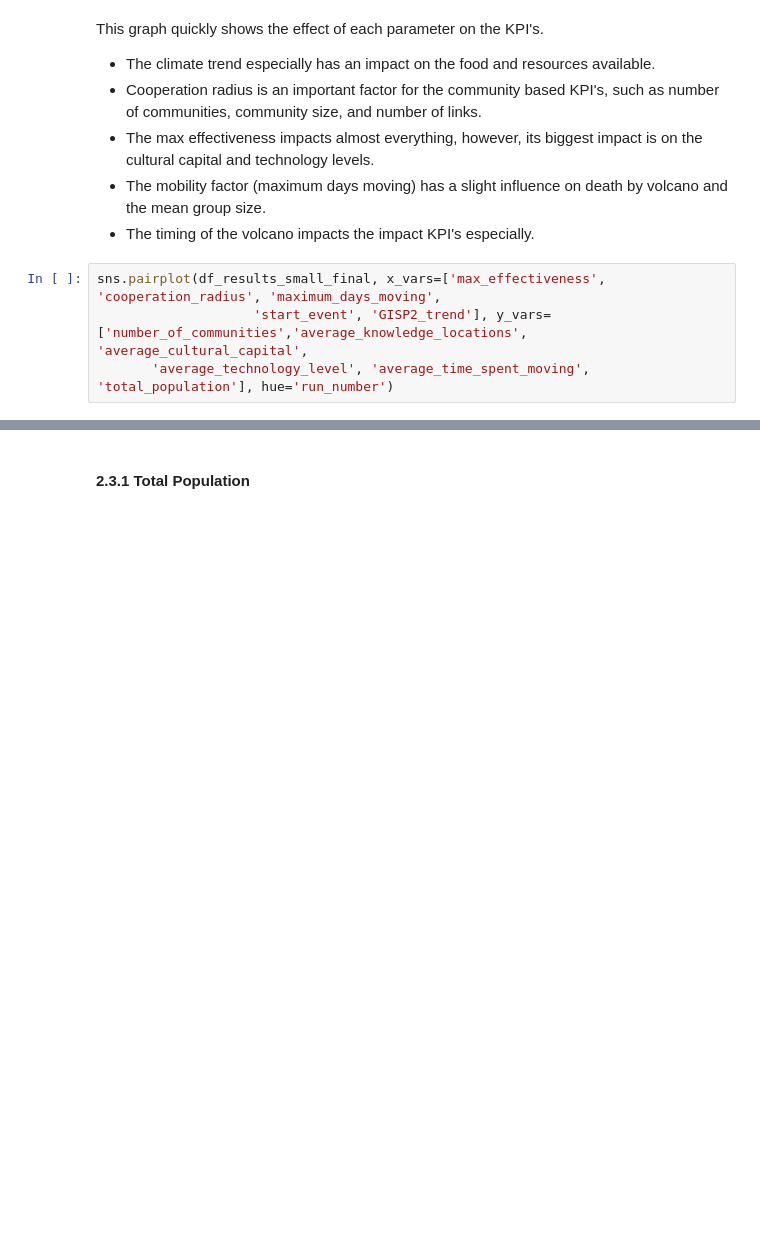
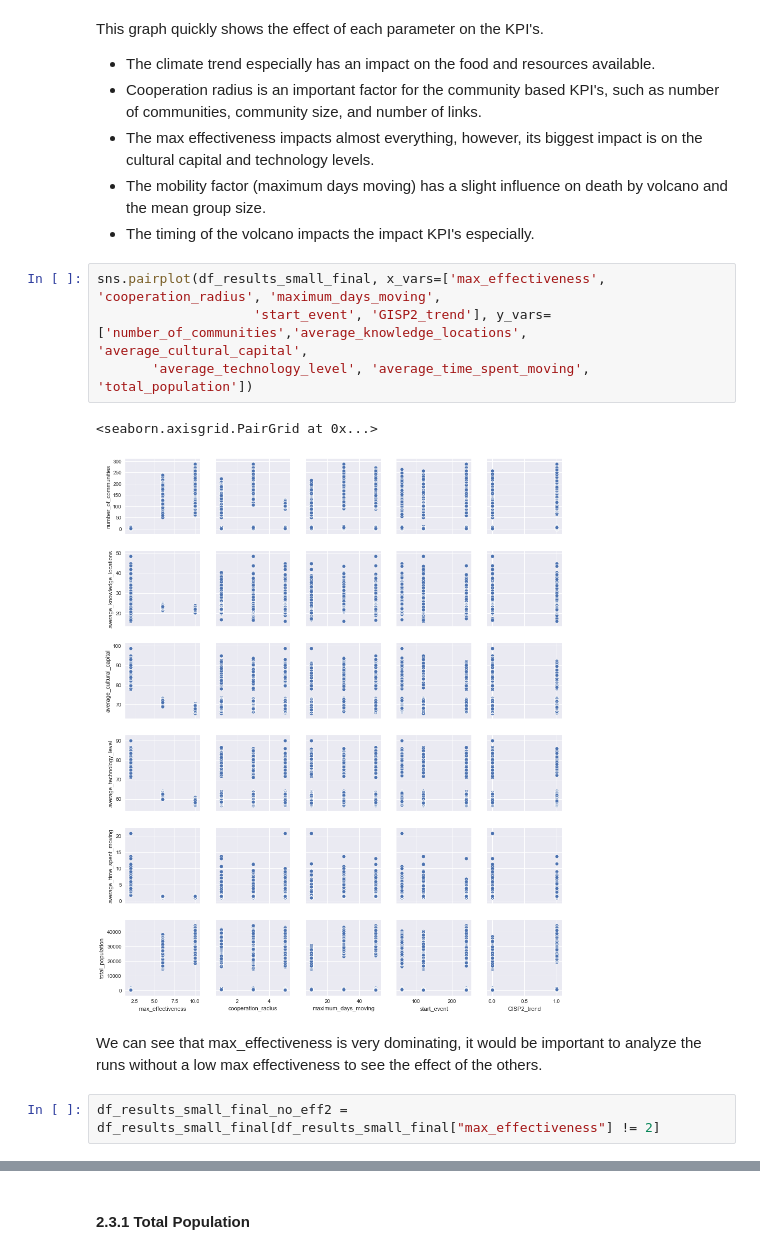
Before and after one commit to WKSu/compound-events, a Jupyter notebook: experiments/Analysis of Base Experiments.ipynb, the cells around one changed output, grey strips where cells are left out. Cells and saved outputs as stored; diff of their text form; blank space fills up the shorter version.

```diff
--- a/experiments/Analysis of Base Experiments.ipynb
+++ b/experiments/Analysis of Base Experiments.ipynb
@@ -146,4 +144,11 @@ This graph quickly shows the effect of each parameter on the KPI's.
 # %%
 sns.pairplot(df_results_small_final, x_vars=['max_effectiveness', 'cooperation_radius', 'maximum_days_moving',
                     'start_event', 'GISP2_trend'], y_vars=['number_of_communities','average_knowledge_locations', 'average_cultural_capital',
-       'average_technology_level', 'average_time_spent_moving', 'total_population'], hue='run_number')
+       'average_technology_level', 'average_time_spent_moving', 'total_population'])
+# %% [output]
+<seaborn.axisgrid.PairGrid at 0x...>
+[figure, added]
+# %% [markdown]
+We can see that max_effectiveness is very dominating, it would be important to analyze the runs without a low max effectiveness to see the effect of the others.
+# %%
+df_results_small_final_no_eff2 = df_results_small_final[df_results_small_final["max_effectiveness"] != 2]
```
Also changed, not shown: parts of 6 cells of this notebook, 1 other file.
